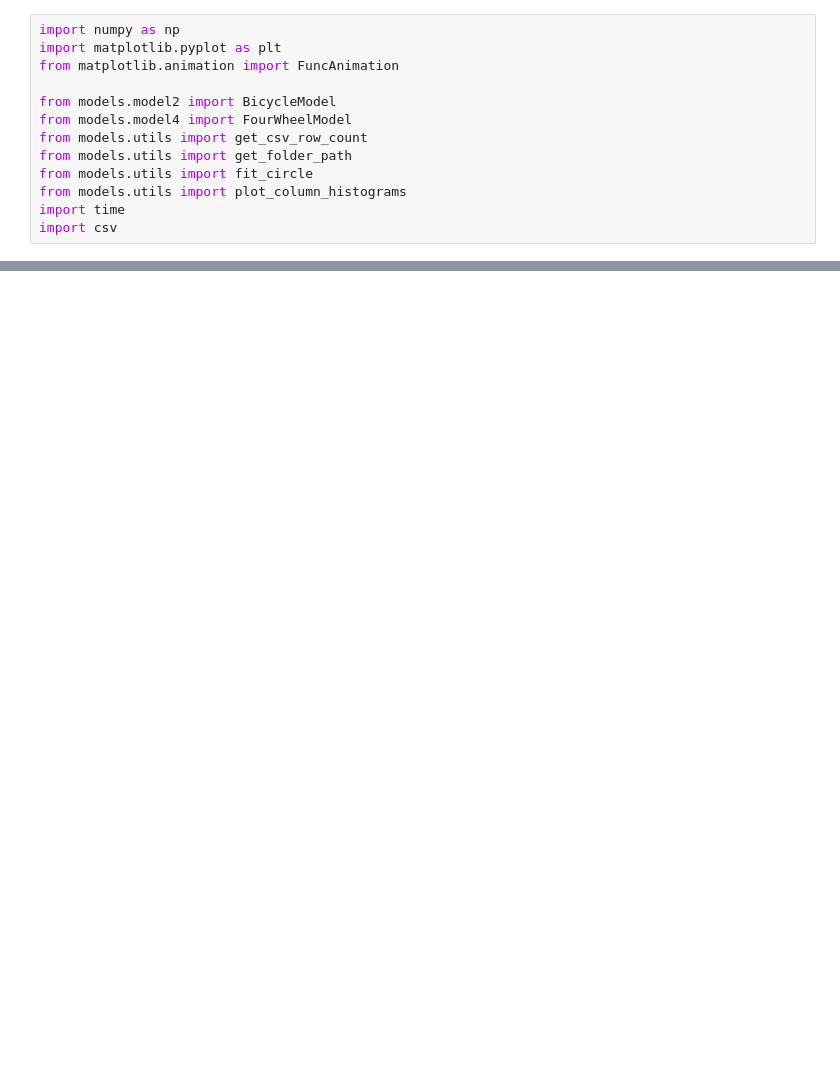
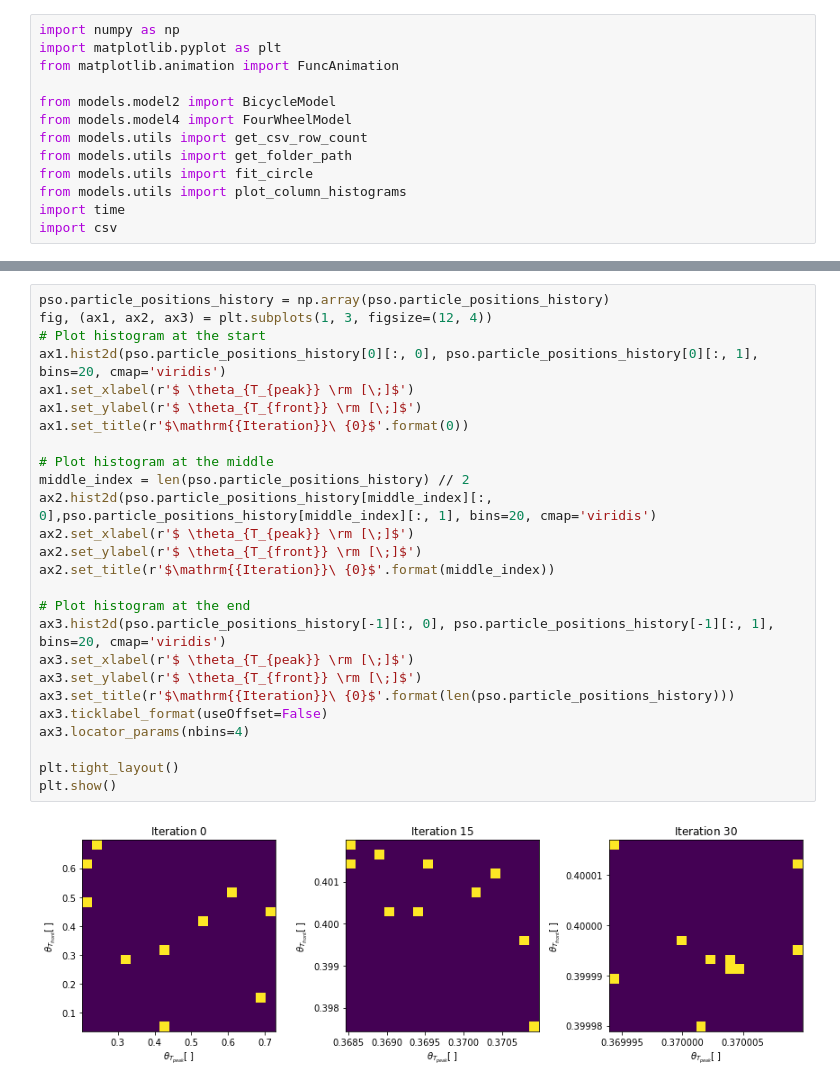
Before and after one commit to JonasGrutter/Stochastic_Vehicle_Model_Ideas, a Jupyter notebook: PSO_identification.ipynb, the cells around one changed output, grey strips where cells are left out. Saved outputs shown, nothing was run; the diff lists cells and outputs as text; blank space fills up the shorter version.

```diff
--- a/PSO_identification.ipynb
+++ b/PSO_identification.ipynb
@@ -331,0 +303,28 @@ Iteration:  0
+# %%
+pso.particle_positions_history = np.array(pso.particle_positions_history)
+fig, (ax1, ax2, ax3) = plt.subplots(1, 3, figsize=(12, 4))
+# Plot histogram at the start
+ax1.hist2d(pso.particle_positions_history[0][:, 0], pso.particle_positions_history[0][:, 1], bins=20, cmap='viridis')
+ax1.set_xlabel(r'$ \theta_{T_{peak}} \rm [\;]$')
+ax1.set_ylabel(r'$ \theta_{T_{front}} \rm [\;]$')
+ax1.set_title(r'$\mathrm{{Iteration}}\ {0}$'.format(0))
+
+# Plot histogram at the middle
+middle_index = len(pso.particle_positions_history) // 2
+ax2.hist2d(pso.particle_positions_history[middle_index][:, 0],pso.particle_positions_history[middle_index][:, 1], bins=20, cmap='viridis')
+ax2.set_xlabel(r'$ \theta_{T_{peak}} \rm [\;]$')
+ax2.set_ylabel(r'$ \theta_{T_{front}} \rm [\;]$')
+ax2.set_title(r'$\mathrm{{Iteration}}\ {0}$'.format(middle_index))
+
+# Plot histogram at the end
+ax3.hist2d(pso.particle_positions_history[-1][:, 0], pso.particle_positions_history[-1][:, 1], bins=20, cmap='viridis')
+ax3.set_xlabel(r'$ \theta_{T_{peak}} \rm [\;]$')
+ax3.set_ylabel(r'$ \theta_{T_{front}} \rm [\;]$')
+ax3.set_title(r'$\mathrm{{Iteration}}\ {0}$'.format(len(pso.particle_positions_history)))
+ax3.ticklabel_format(useOffset=False)
+ax3.locator_params(nbins=4)
+
+plt.tight_layout()
+plt.show()
+# %% [output]
+[figure, added]
```
Also changed, not shown: parts of 1 cell of this notebook, 53 other files.
